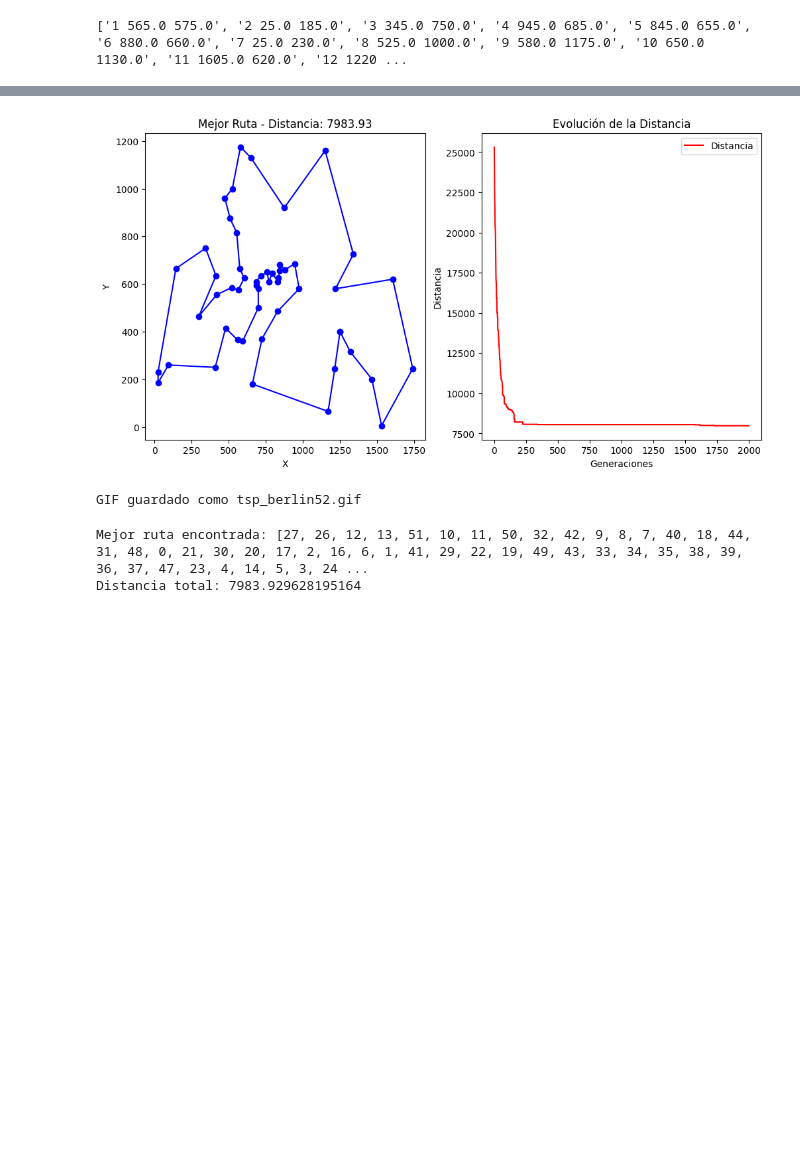
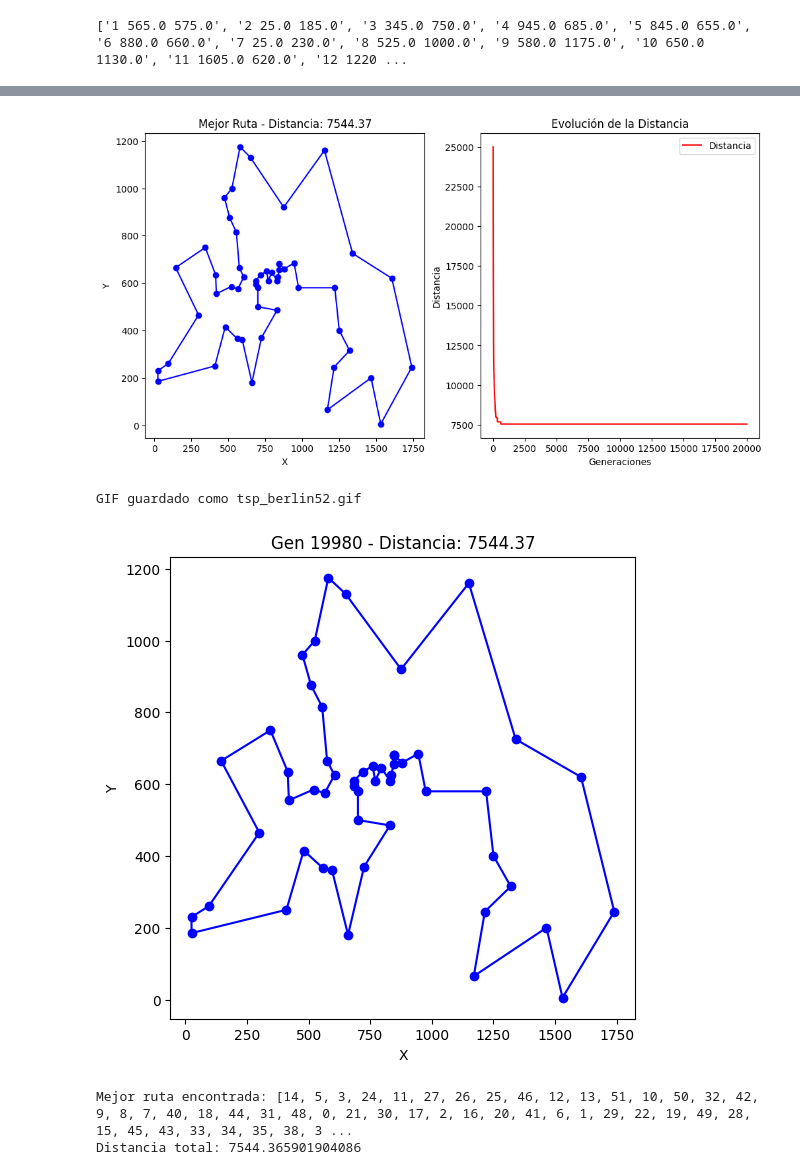
Before and after one commit to chuy-zip/LAB4_MODSIM, a Jupyter notebook: algoritmo_genetico.ipynb, the cells around one changed output, grey strips where cells are left out. Cells and saved outputs as stored; diff of their text form; code cells hidden in the pictures; blank space fills up the shorter version.

```diff
--- a/algoritmo_genetico.ipynb
+++ b/algoritmo_genetico.ipynb
@@ -191,8 +191,25 @@ def genetic_algorithm(distance_table, N=200, maxIter=1000,
                 mutants.append(inversion_mutation(r))
 
         population = survivors + children + mutants
+
+        uniq = []
+        seen = set()
+        for r in population:
+            t = tuple(r)
+            if t not in seen:
+                seen.add(t)
+                uniq.append(r)
+        population = uniq
+
+
         while len(population) < N:
-            population.append(random.choice(population))
+            immigrant = list(range(num_nodes))
+            random.shuffle(immigrant)
+            population.append(immigrant)
+
+        if len(population) > N:
+            population.sort(key=lambda r: route_distance(r, distance_table))
+            population = population[:N]
 
     if visualize:
         fig, (ax1, ax2) = plt.subplots(1, 2, figsize=(12, 6))
@@ -234,19 +251,20 @@ def genetic_algorithm(distance_table, N=200, maxIter=1000,
 # %%
 best_route, best_dist = genetic_algorithm(distance_table,
                                           N=300,
-                                          maxIter=2000,
+                                          maxIter=20000,
                                           p_survivors=0.2,
                                           p_crossover=0.7,
                                           p_mutation=0.1,
                                           visualize=True,
                                           save_gif=True,
                                           gif_name="tsp_berlin52.gif")
 # %% [output]
-[figure, old version]
+[figure, new version]
 GIF guardado como tsp_berlin52.gif
+[figure, added]
 # %%
 print("Mejor ruta encontrada:", best_route)
 print("Distancia total:", best_dist)
 # %% [output]
-Mejor ruta encontrada: [27, 26, 12, 13, 51, 10, 11, 50, 32, 42, 9, 8, 7, 40, 18, 44, 31, 48, 0, 21, 30, 20, 17, 2, 16, 6, 1, 41, 29, 22, 19, 49, 43, 33, 34, 35, 38, 39, 36, 37, 47, 23, 4, 14, 5, 3, 24 ...
-Distancia total: 7983.929628195164
+Mejor ruta encontrada: [14, 5, 3, 24, 11, 27, 26, 25, 46, 12, 13, 51, 10, 50, 32, 42, 9, 8, 7, 40, 18, 44, 31, 48, 0, 21, 30, 17, 2, 16, 20, 41, 6, 1, 29, 22, 19, 49, 28, 15, 45, 43, 33, 34, 35, 38, 3 ...
+Distancia total: 7544.365901904086
```
Also changed, not shown: parts of 1 cell of this notebook, 2 other files.
